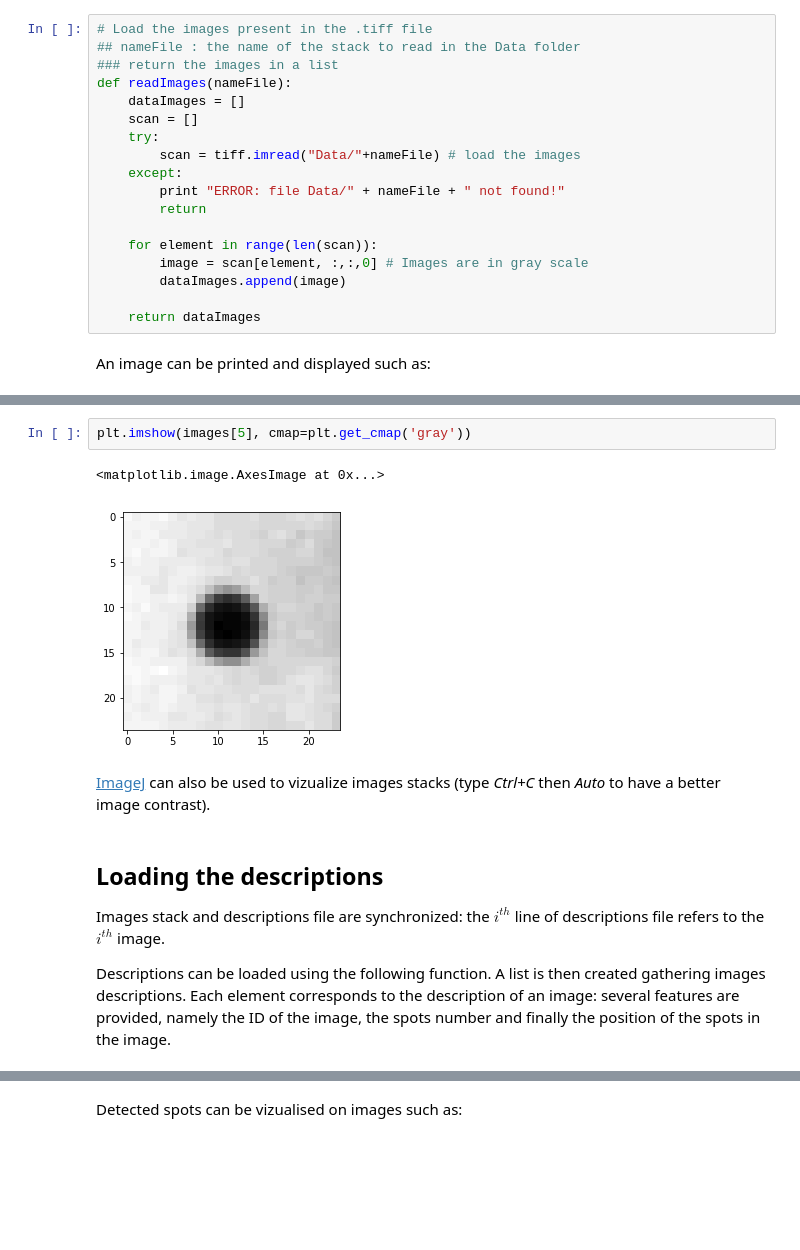
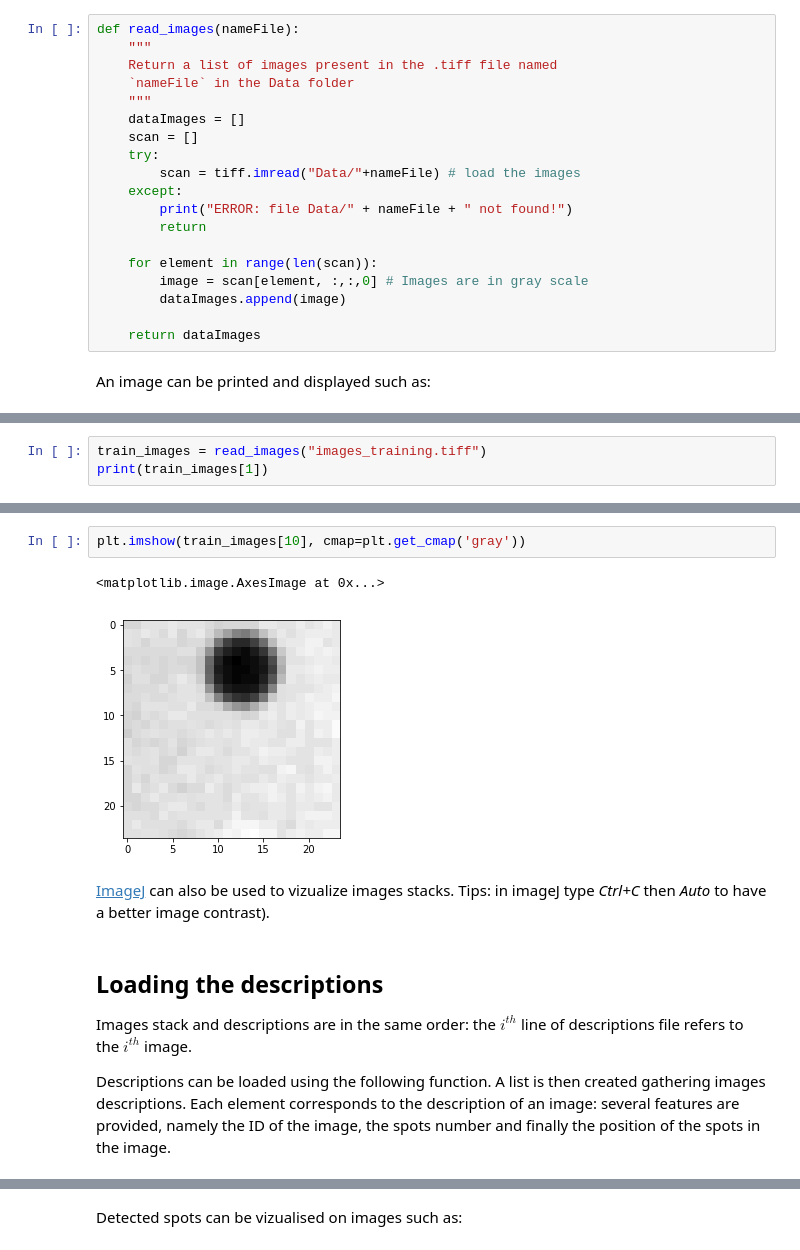
Before and after one commit to KaizenSolutionsDatateam/spot-detection-thales-competition, a Jupyter notebook: startingkit_challenge.ipynb, the cells around one changed output, grey strips where cells are left out. Saved outputs shown, nothing was run; the diff lists cells and outputs as text; blank space fills up the shorter version.

```diff
--- a/startingkit_challenge.ipynb
+++ b/startingkit_challenge.ipynb
@@ -51,22 +46,23 @@ The following function allows reading a gray scale stack of images.
 Using filename, data are loaded and stored in a list.
 Each element of the list represents an image.
 # %%
-# Load the images present in the .tiff file
-## nameFile : the name of the stack to read in the Data folder
-### return the images in a list
-def readImages(nameFile):
-	dataImages = []
-	scan = []
-	try:
-		scan = tiff.imread("Data/"+nameFile) # load the images
-	except:
-		print "ERROR: file Data/" + nameFile + " not found!"
-		return
+def read_images(nameFile):
+    """
+    Return a list of images present in the .tiff file named
+    `nameFile` in the Data folder
+    """
+    dataImages = []
+    scan = []
+    try:
+        scan = tiff.imread("Data/"+nameFile) # load the images
+    except:
+        print("ERROR: file Data/" + nameFile + " not found!")
+        return
 
-	for element in range(len(scan)):
-		image = scan[element, :,:,0] # Images are in gray scale
-		dataImages.append(image)
+    for element in range(len(scan)):
+        image = scan[element, :,:,0] # Images are in gray scale
+        dataImages.append(image)
 
-	return dataImages
+    return dataImages
 # %% [markdown]
 An image can be printed and displayed such as:
@@ -93,0 +69,3 @@ print images[5]
+# %%
+train_images = read_images("images_training.tiff")
+print(train_images[1])
@@ -94,12 +90,13 @@ print images[5]
 # %%
-plt.imshow(images[5], cmap=plt.get_cmap('gray'))
+plt.imshow(train_images[10], cmap=plt.get_cmap('gray'))
 # %% [output]
 <matplotlib.image.AxesImage at 0x...>
-[figure, old version]
+[figure, new version]
 # %% [markdown]
-[ImageJ](https://imagej.nih.gov/ij/index.html) can also be used to vizualize images stacks (type _Ctrl+C_ then _Auto_ to have a better image contrast).
+[ImageJ](https://imagej.nih.gov/ij/index.html) can also be used to vizualize images stacks.
+Tips: in imageJ type _Ctrl+C_ then _Auto_ to have a better image contrast).
 # %% [markdown]
 ## Loading the descriptions
-Images stack and descriptions file are synchronized: the $i^{th}$ line of descriptions file refers to the $i^{th}$ image.
+Images stack and descriptions are in the same order: the $i^{th}$ line of descriptions file refers to the $i^{th}$ image.
 
 Descriptions can be loaded using the following function. A list is then created gathering images descriptions. Each element corresponds to the description of an image: several features are provided, namely the ID of the image, the spots number and finally the position of the spots in the image.
```
Also changed, not shown: parts of 30 cells of this notebook, 1 other file.
